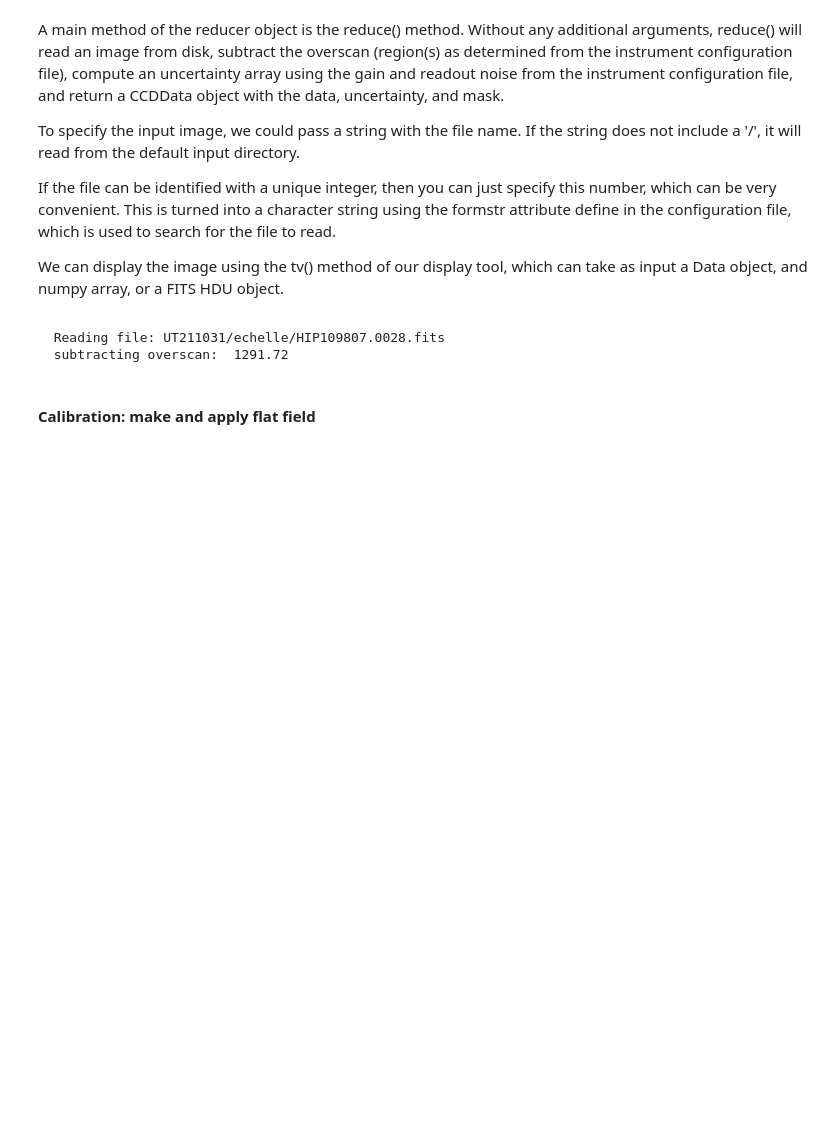
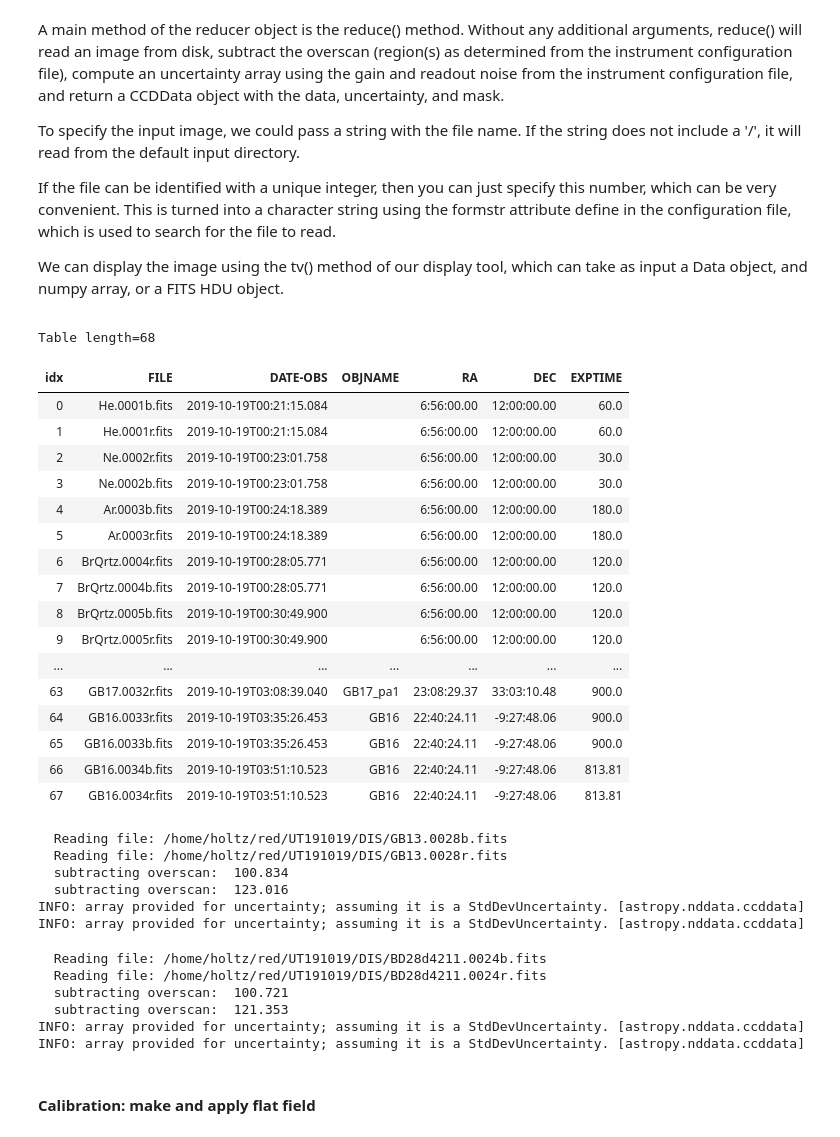
Before and after one commit to holtzmanjon/pyvista, a Jupyter notebook: doc/notebooks/DIS.ipynb, the cells around one changed output. Saved outputs shown, nothing was run; the diff lists cells and outputs as text; code cells hidden in the pictures; blank space fills up the shorter version.

```diff
--- a/doc/notebooks/DIS.ipynb
+++ b/doc/notebooks/DIS.ipynb
@@ -25,4 +23,4 @@ t=tv.TV()
 # %% [markdown]
 The basic tool for basic image reduction is a Reducer object, defined in the imred module. Instantiate a reducer here. The main argument is an instrument name, which tells it to read a YAML configuration file for the specified instrument. We also give it an optional dir= argument to specify the default directory from which to read images, if a directory is not specified in subsequent commands that read images.
 # %%
-red=imred.Reducer('DIS',dir='UT191019/DIS')
+red=imred.Reducer('DIS',dir='/home/holtz/red/UT191019/DIS')
@@ -34,17 +50,49 @@ To specify the input image, we could pass a string with the file name. If the st
 If the file can be identified with a unique integer, then you can just specify this number, which can be very convenient. This is turned into a character string using the formstr attribute define in the configuration file, which is used to search for the file to read.
 <p>
 We can display the image using the tv() method of our display tool, which can take as input a Data object, and numpy array, or a FITS HDU object.
+# %%
+red.log().show_in_notebook()
+# %% [output]
+Table length=68
+| idx | FILE | DATE-OBS | OBJNAME | RA | DEC | EXPTIME |
+| 0 | He.0001b.fits | 2019-10-19T00:21:15.084 |  | 6:56:00.00 | 12:00:00.00 | 60.0 |
+| 1 | He.0001r.fits | 2019-10-19T00:21:15.084 |  | 6:56:00.00 | 12:00:00.00 | 60.0 |
+| 2 | Ne.0002r.fits | 2019-10-19T00:23:01.758 |  | 6:56:00.00 | 12:00:00.00 | 30.0 |
+| 3 | Ne.0002b.fits | 2019-10-19T00:23:01.758 |  | 6:56:00.00 | 12:00:00.00 | 30.0 |
+| 4 | Ar.0003b.fits | 2019-10-19T00:24:18.389 |  | 6:56:00.00 | 12:00:00.00 | 180.0 |
+| 5 | Ar.0003r.fits | 2019-10-19T00:24:18.389 |  | 6:56:00.00 | 12:00:00.00 | 180.0 |
+| 6 | BrQrtz.0004r.fits | 2019-10-19T00:28:05.771 |  | 6:56:00.00 | 12:00:00.00 | 120.0 |
+| 7 | BrQrtz.0004b.fits | 2019-10-19T00:28:05.771 |  | 6:56:00.00 | 12:00:00.00 | 120.0 |
+| 8 | BrQrtz.0005b.fits | 2019-10-19T00:30:49.900 |  | 6:56:00.00 | 12:00:00.00 | 120.0 |
+| 9 | BrQrtz.0005r.fits | 2019-10-19T00:30:49.900 |  | 6:56:00.00 | 12:00:00.00 | 120.0 |
+| ... | ... | ... | ... | ... | ... | ... |
+| 63 | GB17.0032r.fits | 2019-10-19T03:08:39.040 | GB17_pa1 | 23:08:29.37 | 33:03:10.48 | 900.0 |
+| 64 | GB16.0033r.fits | 2019-10-19T03:35:26.453 | GB16 | 22:40:24.11 | -9:27:48.06 | 900.0 |
+| 65 | GB16.0033b.fits | 2019-10-19T03:35:26.453 | GB16 | 22:40:24.11 | -9:27:48.06 | 900.0 |
+| 66 | GB16.0034b.fits | 2019-10-19T03:51:10.523 | GB16 | 22:40:24.11 | -9:27:48.06 | 813.81 |
+| 67 | GB16.0034r.fits | 2019-10-19T03:51:10.523 | GB16 | 22:40:24.11 | -9:27:48.06 | 813.81 |
 # %%
 a=red.reduce(28)
 
-t.tv(a)
+t.tv(a[0])
 # %% [output]
-  Reading file: UT211031/echelle/HIP109807.0028.fits
-  subtracting overscan:  1291.72
+  Reading file: /home/holtz/red/UT191019/DIS/GB13.0028b.fits
+  Reading file: /home/holtz/red/UT191019/DIS/GB13.0028r.fits
+  subtracting overscan:  100.834
+  subtracting overscan:  123.016
+INFO: array provided for uncertainty; assuming it is a StdDevUncertainty. [astropy.nddata.ccddata]
+INFO: array provided for uncertainty; assuming it is a StdDevUncertainty. [astropy.nddata.ccddata]
 # %%
 star=red.reduce(24)
 t.tv(star[0])
 t.tv(star[1])
+# %% [output]
+  Reading file: /home/holtz/red/UT191019/DIS/BD28d4211.0024b.fits
+  Reading file: /home/holtz/red/UT191019/DIS/BD28d4211.0024r.fits
+  subtracting overscan:  100.721
+  subtracting overscan:  121.353
+INFO: array provided for uncertainty; assuming it is a StdDevUncertainty. [astropy.nddata.ccddata]
+INFO: array provided for uncertainty; assuming it is a StdDevUncertainty. [astropy.nddata.ccddata]
 # %% [markdown]
 <h4> Calibration: make and apply flat field
 # %% [markdown]
```
Also changed, not shown: parts of 32 cells of this notebook, 2 other files.
